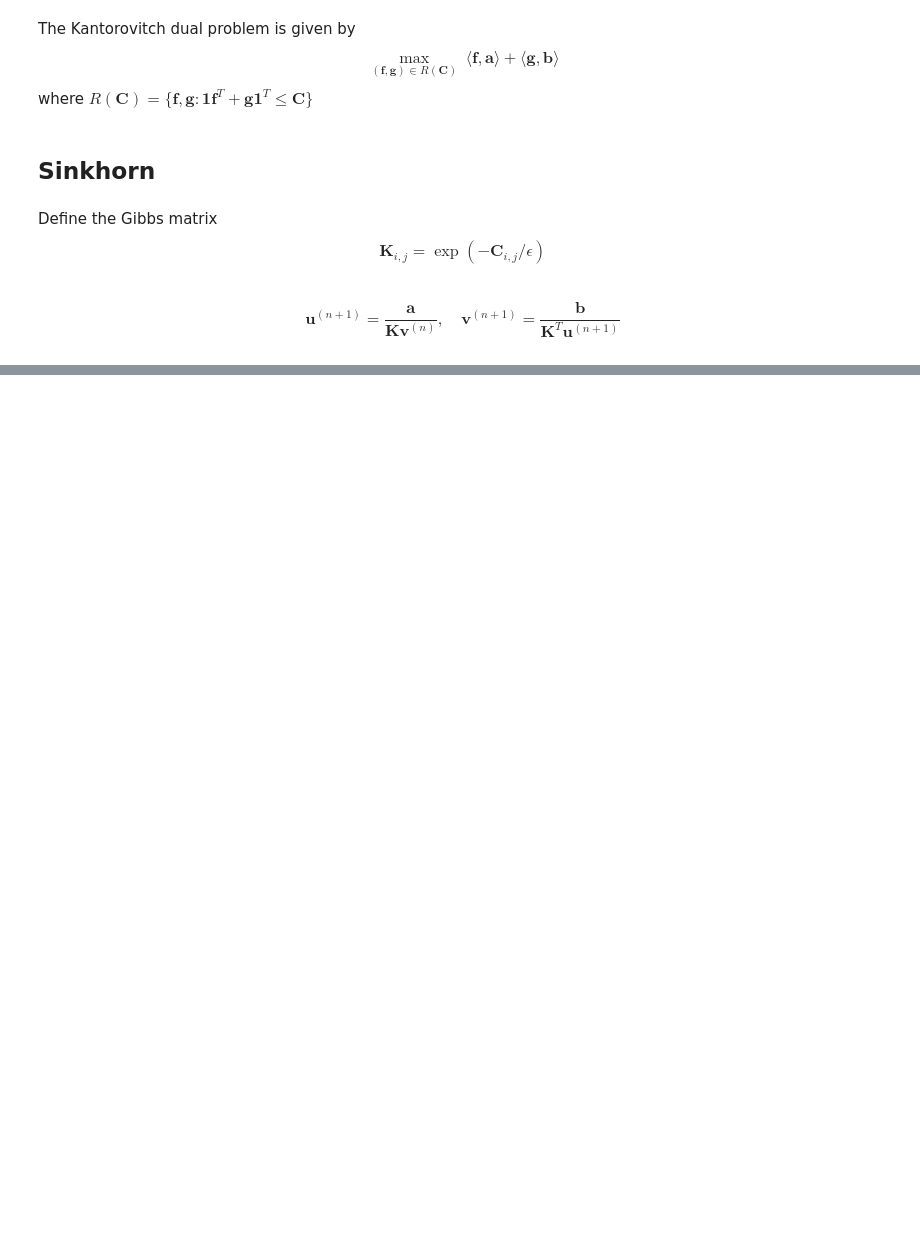
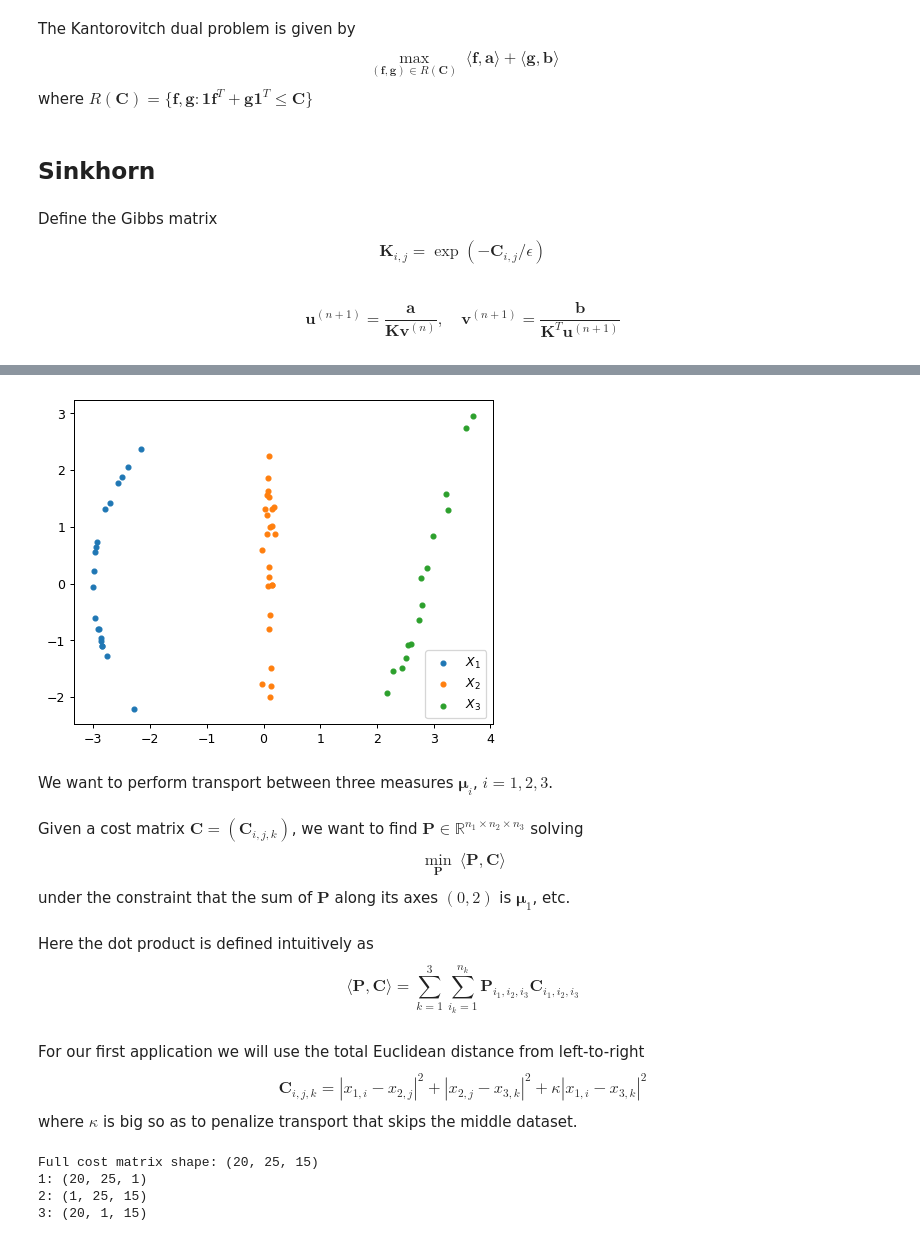
Before and after one commit to ManifoldFR/mva-optimaltransport, a Jupyter notebook: project/sinkhorn_tests.ipynb, the cells around one changed output, grey strips where cells are left out. Drawn from its saved outputs; the diff is of its cells as text; code cells hidden in the pictures; blank space fills up the shorter version.

```diff
--- a/project/sinkhorn_tests.ipynb
+++ b/project/sinkhorn_tests.ipynb
@@ -122,0 +136,62 @@ Text(0.5, 1.0, 'Illustration of transport plan $P$')
+# %%
+n = 20
+m = 25
+p = 15
+# %%
+thet_x = (0.1 * np.random.randn(n) + 1.) * np.pi
+x = np.array([0.8,0.]) + 3.8 * np.stack([np.cos(thet_x), np.sin(thet_x)],axis=1) +\
+    0.01 * np.random.randn(n, 2)
+
+y = np.stack([0.1 + 0.06 * np.random.randn(m),
+              (2 * np.random.rand(m) - 1) * 2.5], axis=1)
+
+rz = np.random.randn(p)
+z = np.stack([2.8 + 0.1 * np.random.randn(p) + 0.4 * rz,
+              1.5 * rz], axis=1)
+
+
+plt.scatter(*x.T, s=15)
+plt.scatter(*y.T, s=15)
+plt.scatter(*z.T, s=15)
+plt.legend(["$X_1$", "$X_2$", "$X_3$"])
+ax = plt.gca()
+ax.set_aspect("equal")
+# %% [output]
+[figure, added]
+# %% [markdown]
+We want to perform transport between three measures $\boldsymbol \mu_i$, $i=1,2,3$.
+# %% [markdown]
+Given a cost matrix $\mathbf C = (\mathbf C_{i,j,k})$, we want to find $\mathbf P \in \mathbb R^{n_1\times n_2\times n_3}$ solving
+$$
+    \min_{\mathbf P}~ \langle \mathbf P, \mathbf C\rangle
+$$
+under the constraint that the sum of $\mathbf P$ along its axes $(0,2)$ is $\boldsymbol \mu_1$, etc.
+# %% [markdown]
+Here the dot product is defined intuitively as
+$$
+    \langle\mathbf P,\mathbf C\rangle =
+    \sum_{k=1}^3 \sum_{i_k = 1}^{n_k}
+    \mathbf P_{i_1,i_2,i_3} \mathbf C_{i_1,i_2,i_3}
+$$
+# %% [markdown]
+For our first application we will use the total Euclidean distance from left-to-right
+$$
+    \mathbf C_{i,j,k} = |x_{1,i} - x_{2,j}|^2 + |x_{2,j} - x_{3,k}|^2 +
+    \kappa|x_{1,i} - x_{3,k}|^2
+$$
+where $\kappa$ is big so as to penalize transport that skips the middle dataset.
+# %%
+cost_mat = np.zeros((n, m, p))
+print("Full cost matrix shape:", cost_mat.shape)
+
+cost_mat1 = np.expand_dims(distance.cdist(x, y), 2) ** 2
+print("1:", cost_mat1.shape)
+cost_mat2 = np.expand_dims(distance.cdist(y, z), 0) ** 2
+print("2:", cost_mat2.shape)
+cost_mat3 = np.expand_dims(distance.cdist(x, z), 1) ** 2
+print("3:", cost_mat3.shape)
+# %% [output]
+Full cost matrix shape: (20, 25, 15)
+1: (20, 25, 1)
+2: (1, 25, 15)
+3: (20, 1, 15)
```
Also changed, not shown: parts of 22 cells of this notebook.
